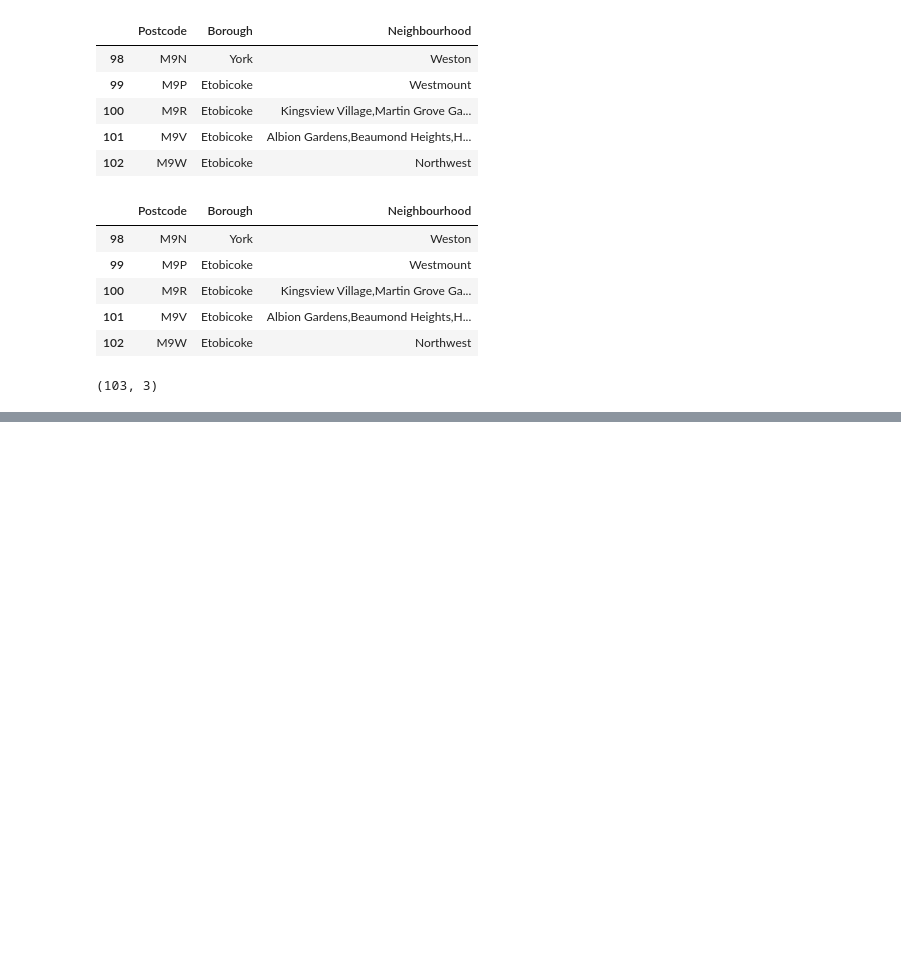
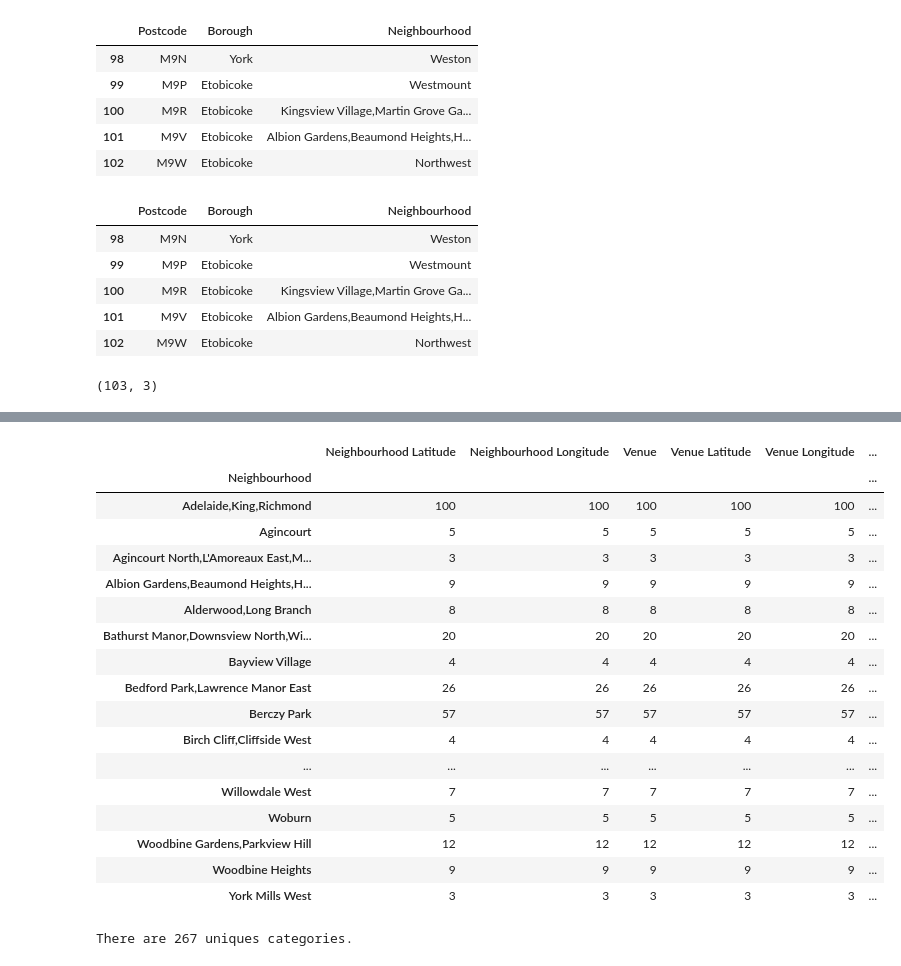
Before and after one commit to dhhoangf/Coursera_Capstone, a Jupyter notebook: Part1: Create dataframe from Wikipedia.ipynb, the cells around one changed output, grey strips where cells are left out. Saved outputs shown, nothing was run; the diff lists cells and outputs as text; code cells hidden in the pictures; blank space fills up the shorter version.

```diff
--- a/Part1: Create dataframe from Wikipedia.ipynb
+++ b/Part1: Create dataframe from Wikipedia.ipynb
@@ -101,0 +133,4 @@ df2.shape
+# %%
+#Merge DF2 & Geo_DF2
+df4 = pd.merge(df2,geo_df2, on='Postcode')
+df4.tail()
@@ -101,0 +146,8 @@ df2.shape
+# %%
+# Locate Toronto to find latitude and longitude values
+address = 'Toronto, ON, Canada'
+geolocator = Nominatim(user_agent="toronto_explorer")
+location = geolocator.geocode(address)
+latitude = location.latitude
+longitude = location.longitude
+print('The geograpical coordinate of Toronto are {}, {}.'.format(latitude, longitude))
@@ -101,0 +156,18 @@ df2.shape
+# %%
+map_toronto = folium.Map(location=[latitude, longitude], zoom_start=10)
+
+# add markers to map
+for lat, lng, borough, neighborhood in zip(df4['Latitude'], df4['Longitude'], df4['Borough'], df4['Neighbourhood']):
+    label = '{}, {}'.format(neighborhood, borough)
+    label = folium.Popup(label, parse_html=True)
+    folium.CircleMarker(
+        [lat, lng],
+        radius=5,
+        popup=label,
+        color='blue',
+        fill=True,
+        fill_color='#3186cc',
+        fill_opacity=0.7,
+        parse_html=False).add_to(map_toronto)
+
+map_toronto
@@ -101,0 +176,5 @@ df2.shape
+# %%
+#Define Foursquare Credentials and Version
+CLIENT_ID = 'WVMEE1GUNP0Y5Q4EH3DAOQIGJ2PFVIZJG1KEGH55CQIQVTNV' # your Foursquare ID
+CLIENT_SECRET = '0B0XL5TUIAHSBF5R3RRXLBFT1Z2HWAHNIF4U0L05SAXT1SDG' # your Foursquare Secret
+VERSION = '20180605' # Foursquare API version
@@ -101,0 +261,25 @@ df2.shape
+# %%
+toronto_venues.groupby('Neighbourhood').count()
+# %% [output]
+|  | Neighbourhood Latitude | Neighbourhood Longitude | Venue | Venue Latitude | Venue Longitude | ... |
+| Neighbourhood |  |  |  |  |  | ... |
+| Adelaide,King,Richmond | 100 | 100 | 100 | 100 | 100 | ... |
+| Agincourt | 5 | 5 | 5 | 5 | 5 | ... |
+| Agincourt North,L'Amoreaux East,M... | 3 | 3 | 3 | 3 | 3 | ... |
+| Albion Gardens,Beaumond Heights,H... | 9 | 9 | 9 | 9 | 9 | ... |
+| Alderwood,Long Branch | 8 | 8 | 8 | 8 | 8 | ... |
+| Bathurst Manor,Downsview North,Wi... | 20 | 20 | 20 | 20 | 20 | ... |
+| Bayview Village | 4 | 4 | 4 | 4 | 4 | ... |
+| Bedford Park,Lawrence Manor East | 26 | 26 | 26 | 26 | 26 | ... |
+| Berczy Park | 57 | 57 | 57 | 57 | 57 | ... |
+| Birch Cliff,Cliffside West | 4 | 4 | 4 | 4 | 4 | ... |
+| ... | ... | ... | ... | ... | ... | ... |
+| Willowdale West | 7 | 7 | 7 | 7 | 7 | ... |
+| Woburn | 5 | 5 | 5 | 5 | 5 | ... |
+| Woodbine Gardens,Parkview Hill | 12 | 12 | 12 | 12 | 12 | ... |
+| Woodbine Heights | 9 | 9 | 9 | 9 | 9 | ... |
+| York Mills West | 3 | 3 | 3 | 3 | 3 | ... |
+# %%
+print('There are {} uniques categories.'.format(len(toronto_venues['Venue Category'].unique())))
+# %% [output]
+There are 267 uniques categories.
```
Also changed, not shown: parts of 23 cells of this notebook.
